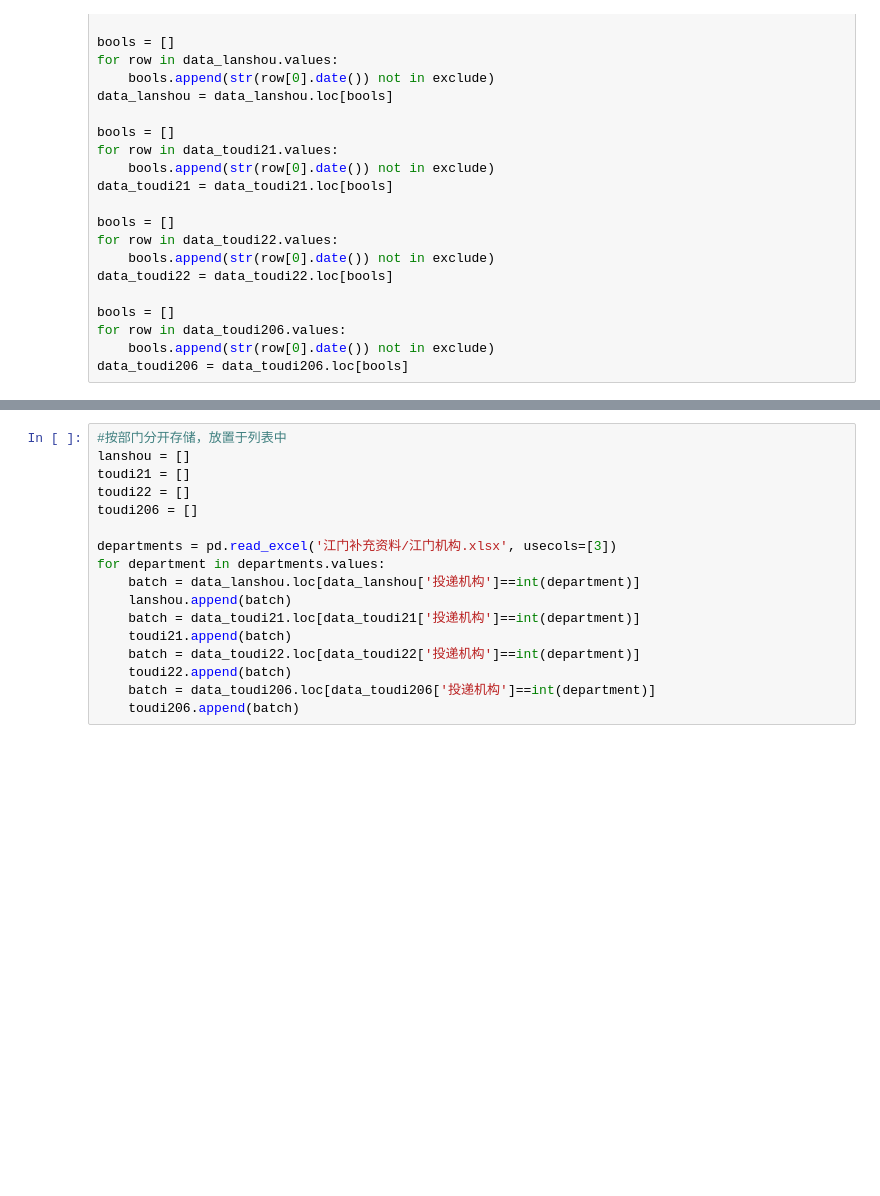
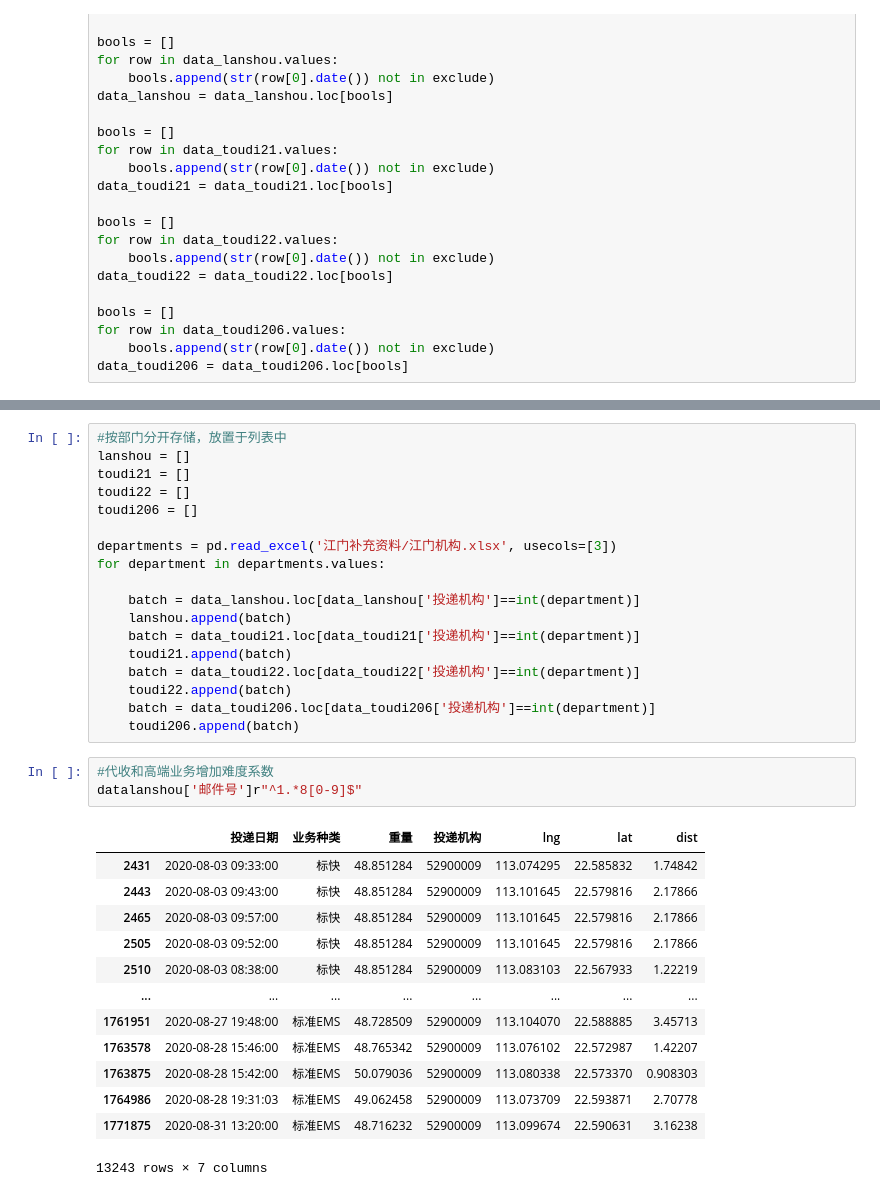
Before and after one commit to SpikeChang/Postal_Brain, a Jupyter notebook: code/handing.ipynb, the cells around one changed output, grey strips where cells are left out. Cells and saved outputs as stored; diff of their text form; blank space fills up the shorter version.

```diff
--- a/code/handing.ipynb
+++ b/code/handing.ipynb
@@ -75,6 +237,7 @@ toudi206 = []
 
 departments = pd.read_excel('江门补充资料/江门机构.xlsx', usecols=[3])
 for department in departments.values:
+
     batch = data_lanshou.loc[data_lanshou['投递机构']==int(department)]
     lanshou.append(batch)
     batch = data_toudi21.loc[data_toudi21['投递机构']==int(department)]
@@ -83,3 +246,20 @@ for department in departments.values:
     toudi22.append(batch)
     batch = data_toudi206.loc[data_toudi206['投递机构']==int(department)]
     toudi206.append(batch)
+# %%
+#代收和高端业务增加难度系数
+datalanshou['邮件号']r"^1.*8[0-9]$"
+# %% [output]
+|  | 投递日期 | 业务种类 | 重量 | 投递机构 | lng | lat | dist |
+| 2431 | 2020-08-03 09:33:00 | 标快 | 48.851284 | 52900009 | 113.074295 | 22.585832 | 1.74842 |
+| 2443 | 2020-08-03 09:43:00 | 标快 | 48.851284 | 52900009 | 113.101645 | 22.579816 | 2.17866 |
+| 2465 | 2020-08-03 09:57:00 | 标快 | 48.851284 | 52900009 | 113.101645 | 22.579816 | 2.17866 |
+| 2505 | 2020-08-03 09:52:00 | 标快 | 48.851284 | 52900009 | 113.101645 | 22.579816 | 2.17866 |
+| 2510 | 2020-08-03 08:38:00 | 标快 | 48.851284 | 52900009 | 113.083103 | 22.567933 | 1.22219 |
+| ... | ... | ... | ... | ... | ... | ... | ... |
+| 1761951 | 2020-08-27 19:48:00 | 标准EMS | 48.728509 | 52900009 | 113.104070 | 22.588885 | 3.45713 |
+| 1763578 | 2020-08-28 15:46:00 | 标准EMS | 48.765342 | 52900009 | 113.076102 | 22.572987 | 1.42207 |
+| 1763875 | 2020-08-28 15:42:00 | 标准EMS | 50.079036 | 52900009 | 113.080338 | 22.573370 | 0.908303 |
+| 1764986 | 2020-08-28 19:31:03 | 标准EMS | 49.062458 | 52900009 | 113.073709 | 22.593871 | 2.70778 |
+| 1771875 | 2020-08-31 13:20:00 | 标准EMS | 48.716232 | 52900009 | 113.099674 | 22.590631 | 3.16238 |
+13243 rows × 7 columns
```
Also changed, not shown: parts of 17 cells of this notebook.
